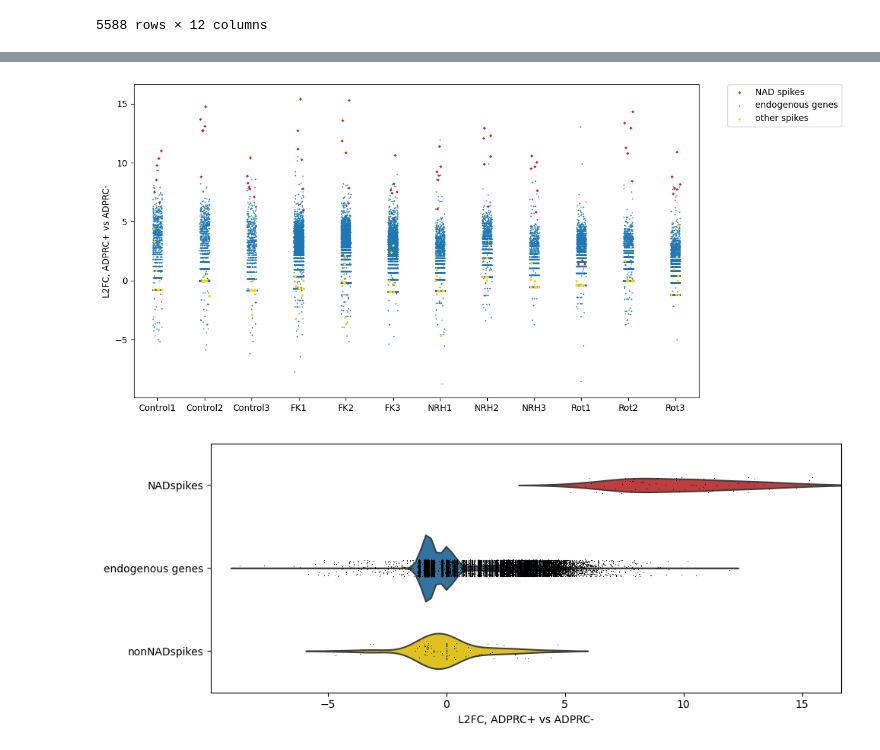
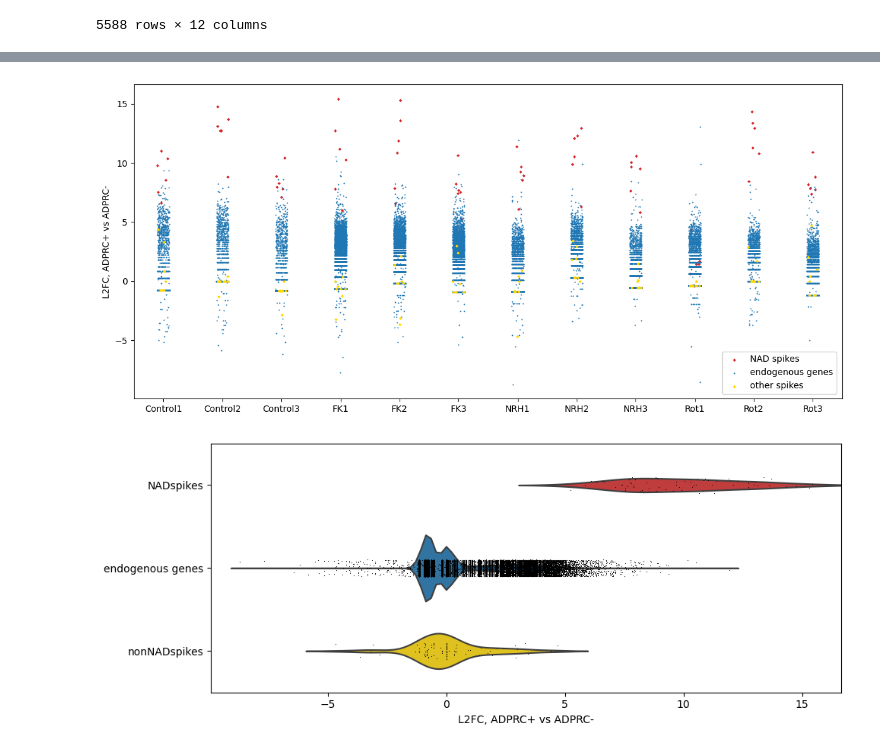
Before and after one commit to fesel2/MasterInternship_NAD_capping_HELIOSprotocol, a Jupyter notebook: 02_Analysis_EnrichmentfactorsL2FC.ipynb, the cells around one changed output, grey strips where cells are left out. Cells and saved outputs as stored; diff of their text form; code cells hidden in the pictures.

```diff
--- a/02_Analysis_EnrichmentfactorsL2FC.ipynb
+++ b/02_Analysis_EnrichmentfactorsL2FC.ipynb
@@ -251,32 +251,33 @@ adata.uns["L2FC_spikes"]
 # %%
 # plotting
 df_l2fc_genes = adata.varm["L2FC"].reset_index()\
     .melt(id_vars = "Feature")
 df_l2fc_genes["var"] = [char[:-1] for char in df_l2fc_genes["variable"]]
 
 df2 = adata.uns["L2FC_spikes"].reset_index()\
     .melt(id_vars = "Feature")
 df2["var"] = [char[:-1] for char in df2["variable"]]
 NAD_spikes = ['nad102A', 'nad200',
        'nad351', 'nad36', 'nad501', 'nad60']
 df_NADspike = df2[df2["Feature"].isin(NAD_spikes)].copy()
 df_nonNADspike = df2[~df2["Feature"].isin(NAD_spikes)].copy()
 
 plt.rcParams["figure.figsize"] = [12, 5.5]
 plt.rcParams["figure.autolayout"] = True
 
 ax = sns.stripplot(data = df_NADspike, y = "value", x= "variable", s = 2.5, color = colors[3], label = "NAD spikes", marker = "D")
 ax = sns.stripplot(data = df_l2fc_genes, y = "value", x= "variable", s = 1.5, label = "endogenous genes", color = colors[0])
 ax = sns.stripplot(data = df_nonNADspike, y = "value", x= "variable", s = 2.5, marker = "D", color = colors[8], label = "other spikes")
 ax.set(ylabel = 'L2FC, ADPRC+ vs ADPRC-', xlabel="")
 #plt.gca().set_yscale('log')
 handles, labels = ax.get_legend_handles_labels()
-plt.legend([handles[0],handles[17], handles[26]], [labels[0],labels[17], labels[26]], bbox_to_anchor=(1.05, 1), loc=2, borderaxespad=0.)
+plt.legend([handles[0],handles[17], handles[26]], [labels[0],labels[17], labels[26]],
+           bbox_to_anchor=(.83, 0.15), borderaxespad=0.)
 plt.tight_layout()
 plt.savefig("figures/L2FC.png", dpi=300, pad_inches=0)
 plt.show()
 # %% [output]
-[figure, old version]
+[figure, new version]
 # %%
 df_NADspike["cat"] = "NADspikes"
 df_l2fc_genes["cat"] = "endogenous genes"
```
Also changed, not shown: parts of 6 cells of this notebook, 1 other file.
